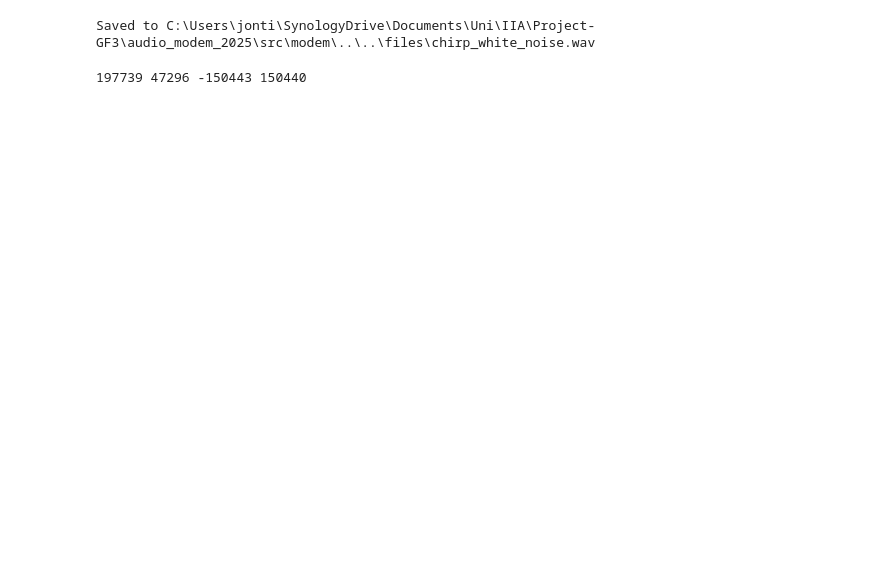
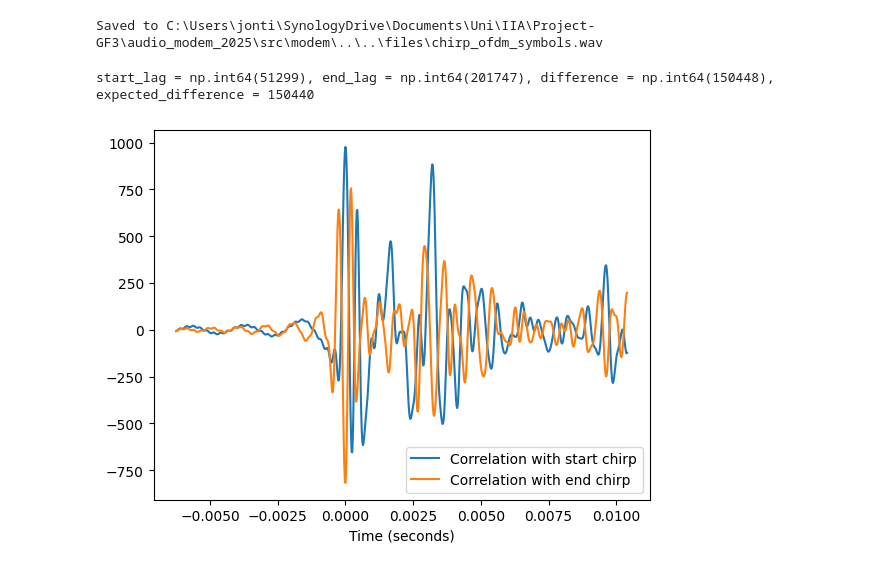
Before and after one commit to dac90/audio_modem_2025, a Jupyter notebook: notebooks/white_noise.ipynb, the cells around one changed output. Cells and saved outputs as stored; diff of their text form; code cells hidden in the pictures; blank space fills up the shorter version.

```diff
--- a/notebooks/white_noise.ipynb
+++ b/notebooks/white_noise.ipynb
@@ -12,7 +12,7 @@ qpsk_symbols = [qpsk.qpsk_encode(data) for data in data_bytes]
 ofdm_symbols = [qpsk.encode_ofdm_symbol(qpsk_syms) for qpsk_syms in qpsk_symbols]
 signal = np.concatenate((chirp.START_CHIRP, *ofdm_symbols, chirp.END_CHIRP))
 # %%
-wav.generate_wav("chirp_white_noise.wav", signal)
+wav.generate_wav("chirp_ofdm_symbols.wav", signal)
 # %% [output]
-Saved to C:\Users\jonti\SynologyDrive\Documents\Uni\IIA\Project-GF3\audio_modem_2025\src\modem\..\..\files\chirp_white_noise.wav
+Saved to C:\Users\jonti\SynologyDrive\Documents\Uni\IIA\Project-GF3\audio_modem_2025\src\modem\..\..\files\chirp_ofdm_symbols.wav
 # %%
@@ -20,12 +20,6 @@ recv_signal = wav.read_wav("chirp_white_noise_recv.wav")
 # %%
-start_correlation = scipy.signal.convolve(recv_signal, chirp.START_CHIRP, mode="valid")
-lags = scipy.signal.correlation_lags(recv_signal.size, chirp.START_CHIRP.size, mode="valid")
-start_lag = lags[np.argmax(np.abs(start_correlation))]
-
-end_correlation = scipy.signal.convolve(recv_signal, chirp.END_CHIRP, mode="valid")
-lags = scipy.signal.correlation_lags(recv_signal.size, chirp.END_CHIRP.size, mode="valid")
-end_lag = lags[np.argmax(np.abs(end_correlation))]
-
-print(start_lag, end_lag, end_lag - start_lag, len(signal) - len(chirp.END_CHIRP))
+aligned_recv_signal = chirp.synchronise(recv_signal, sum(map(len, ofdm_symbols)), plot_correlations=True)
+recv_ofdm_symbols = np.split(aligned_recv_signal[chirp.START_CHIRP.size:-chirp.END_CHIRP.size], len(ofdm_symbols))
 # %% [output]
-197739 47296 -150443 150440
+start_lag = np.int64(51299), end_lag = np.int64(201747), difference = np.int64(150448), expected_difference = 150440
+[figure, added]
```
Also changed, not shown: parts of 8 cells of this notebook, 11 other files.
